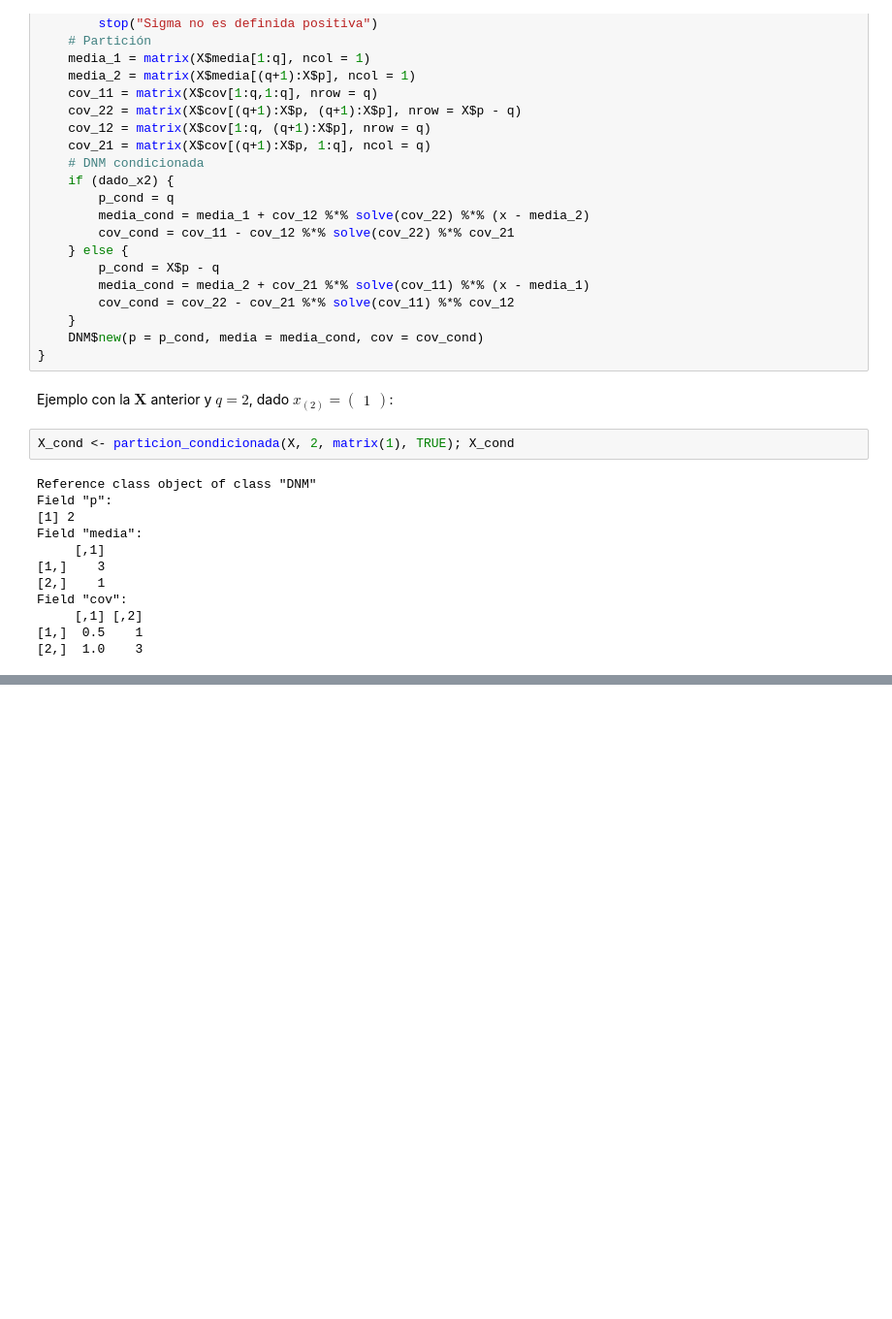
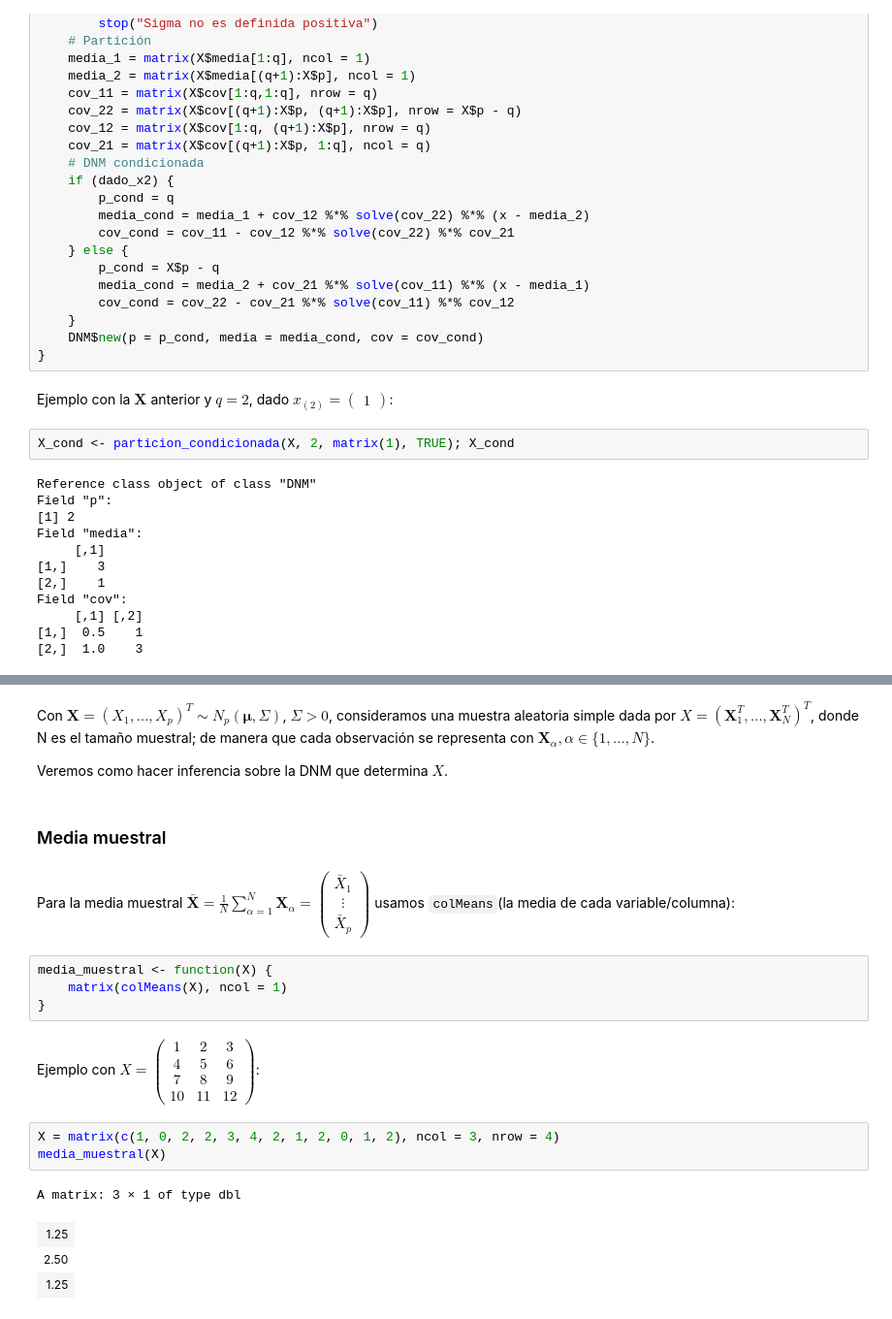
Before and after one commit to fjsaezm/EMV-R, a Jupyter notebook: R.ipynb, the cells around one changed output, grey strips where cells are left out. Shown: that part at 97% size. Cells and saved outputs as stored; diff of their text form; blank space fills up the shorter version.

```diff
--- a/R.ipynb
+++ b/R.ipynb
@@ -533,0 +562,22 @@ Field "cov":
+# %% [markdown]
+Con $\pmb{X} = (X_1, \ldots, X_p)^T \sim N_p(\pmb{\mu}, \Sigma)$, $\Sigma > 0$, consideramos una muestra aleatoria simple dada por $X = (\pmb{X}_1^T, \ldots, \pmb{X}_N^T)^T$, donde N es el tamaño muestral; de manera que cada observación se representa con $\pmb{X}_\alpha, \alpha \in \{1, \ldots, N\}$.
+
+Veremos como hacer inferencia sobre la DNM que determina $X$.
+# %% [markdown]
+### Media muestral
+# %% [markdown]
+Para la media muestral $\pmb{\bar{X}} = \frac{1}{N} \sum^N_{\alpha = 1} \pmb{X}_\alpha = \begin{pmatrix} \bar{X}_1 \\ \vdots \\ \bar{X}_p \end{pmatrix}$ usamos `colMeans`(la media de cada variable/columna):
+# %%
+media_muestral <- function(X) {
+    matrix(colMeans(X), ncol = 1)
+}
+# %% [markdown]
+Ejemplo con $X = \begin{pmatrix} 1 & 2 & 3 \\ 4 & 5 & 6 \\ 7 & 8 & 9 \\ 10 & 11 & 12 \end{pmatrix}$:
+# %%
+X = matrix(c(1, 0, 2, 2, 3, 4, 2, 1, 2, 0, 1, 2), ncol = 3, nrow = 4)
+media_muestral(X)
+# %% [output]
+A matrix: 3 × 1 of type dbl
+| 1.25 |
+| 2.50 |
+| 1.25 |
```
Also changed, not shown: parts of 17 cells of this notebook.
